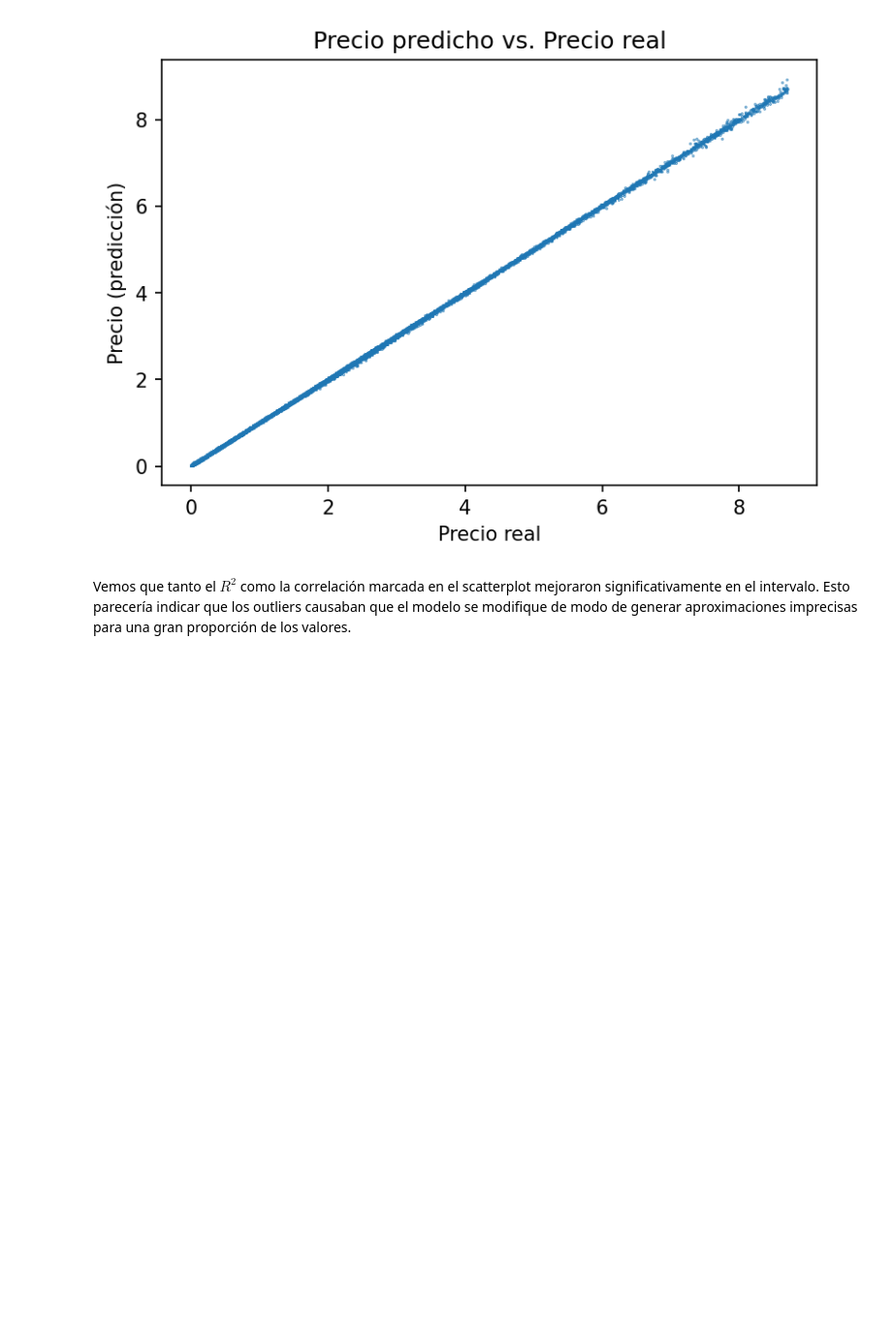
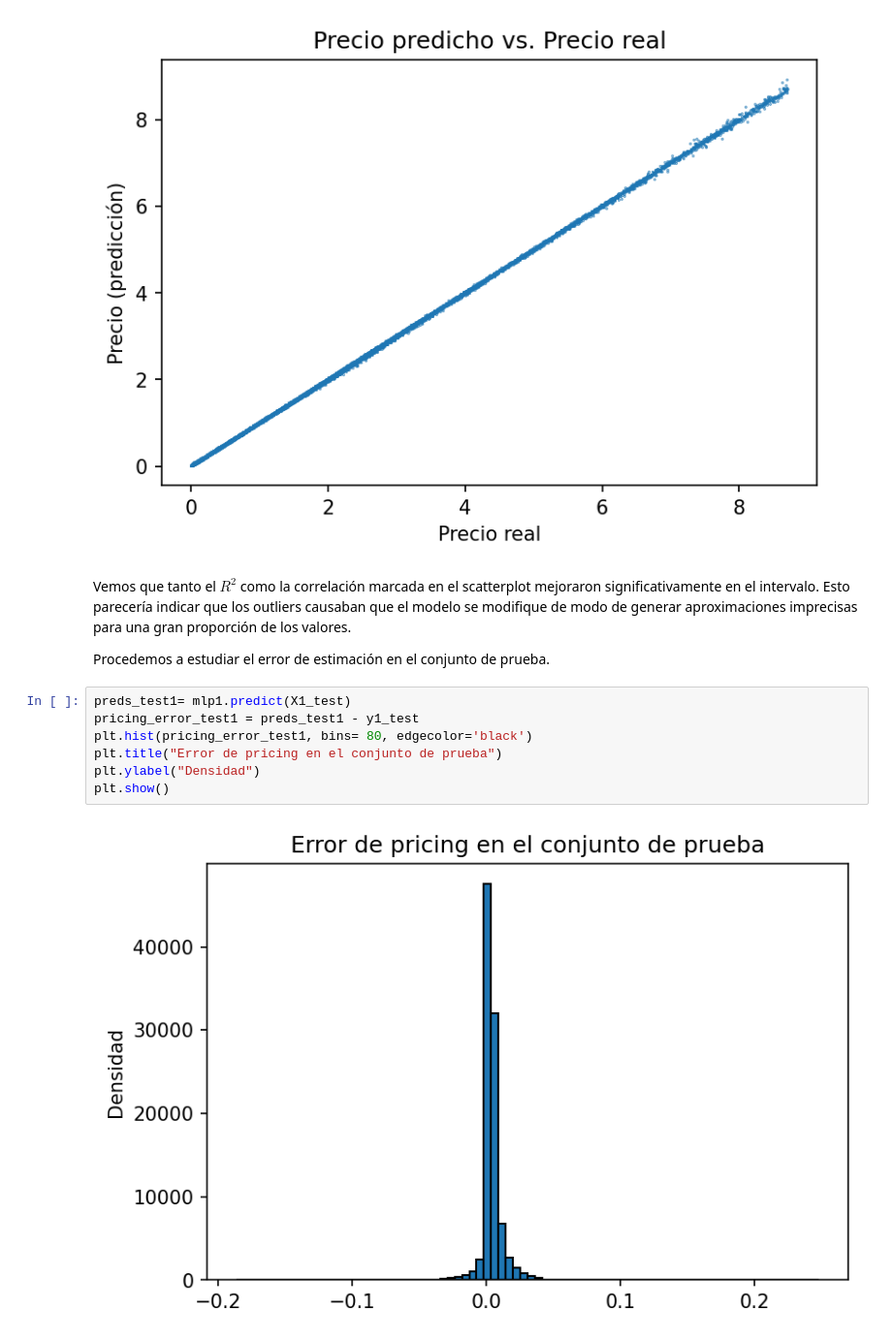
Before and after one commit to sanarovaz/ML-Black-Scholes, a Jupyter notebook: ML_Black_Scholes.ipynb, the cells around one changed output. Shown at 97% size. Cells and saved outputs as stored; diff of their text form; blank space fills up the shorter version.

```diff
--- a/ML_Black_Scholes.ipynb
+++ b/ML_Black_Scholes.ipynb
@@ -242,3 +242,14 @@ Valor en el conjunto de prueba: 0.999924
 [figure]
 # %% [markdown]
 Vemos que tanto el $R^2$ como la correlación marcada en el scatterplot mejoraron significativamente en el intervalo. Esto parecería indicar que los outliers causaban que el modelo se modifique de modo de generar aproximaciones imprecisas para una gran proporción de los valores.
+
+Procedemos a estudiar el error de estimación en el conjunto de prueba.
+# %%
+preds_test1= mlp1.predict(X1_test)
+pricing_error_test1 = preds_test1 - y1_test
+plt.hist(pricing_error_test1, bins= 80, edgecolor='black')
+plt.title("Error de pricing en el conjunto de prueba")
+plt.ylabel("Densidad")
+plt.show()
+# %% [output]
+[figure, added]
```
Also changed, not shown: parts of 9 cells of this notebook.
